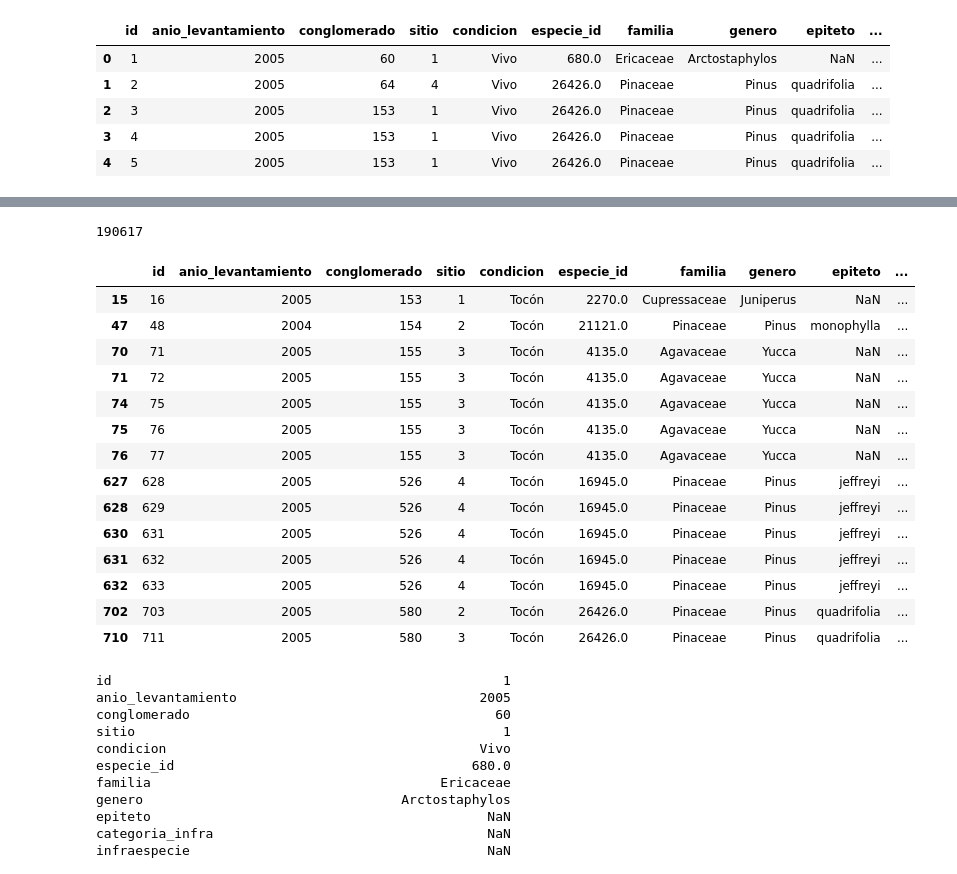
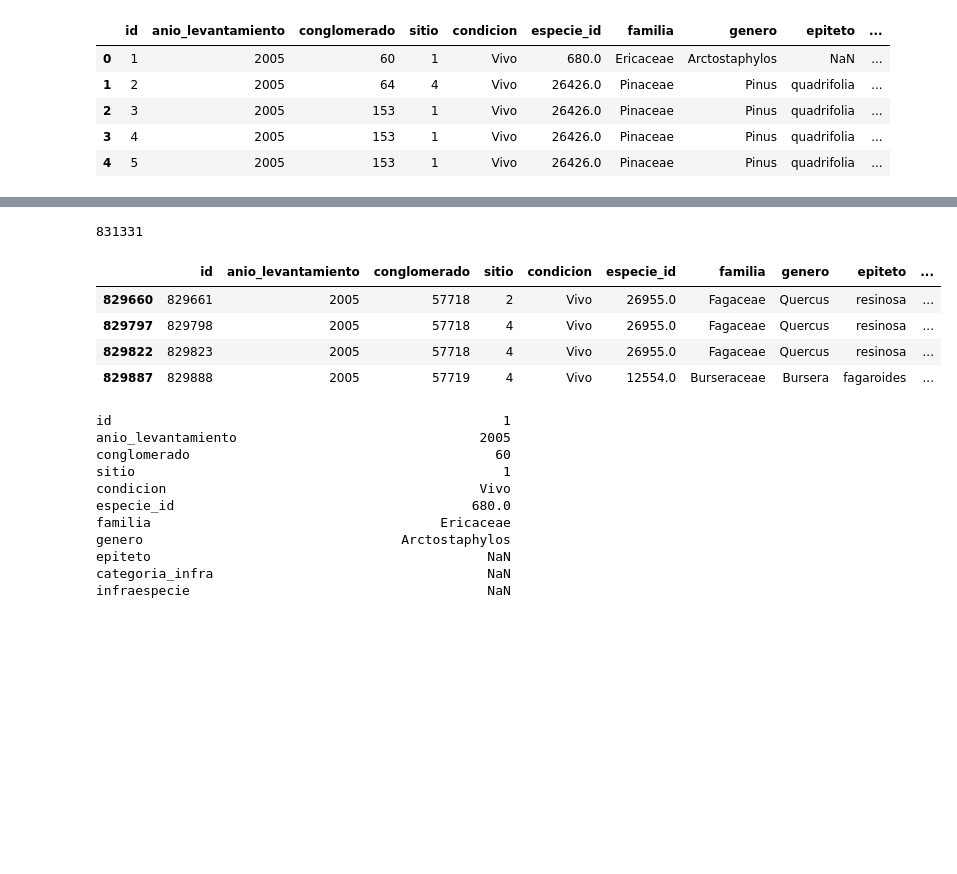
Before and after one commit to gomosak08/SEByC, a Jupyter notebook: labs/split_cycle.ipynb, the cells around one changed output, grey strips where cells are left out. Cells and saved outputs as stored; diff of their text form; code cells hidden in the pictures; blank space fills up the shorter version.

```diff
--- a/labs/split_cycle.ipynb
+++ b/labs/split_cycle.ipynb
@@ -15,4 +15,6 @@ df.head()
 | 2 | 3 | 2005 | 153 | 1 | Vivo | 26426.0 | Pinaceae | Pinus | quadrifolia | ... |
 | 3 | 4 | 2005 | 153 | 1 | Vivo | 26426.0 | Pinaceae | Pinus | quadrifolia | ... |
 | 4 | 5 | 2005 | 153 | 1 | Vivo | 26426.0 | Pinaceae | Pinus | quadrifolia | ... |
+# %%
+df.set_index('id', inplace=True)
 # %%
@@ -20,5 +22,5 @@ df3 = df.loc[209384:400000]
 # %%
-df3 = df[(df.anio_levantamiento >= 2004) & (df.anio_levantamiento <= 2008)]
+df3 = df[(df.anio_levantamiento >= 2015) & (df.anio_levantamiento <= 2020)]
 # %%
 df3.head()
 # %% [output]
@@ -31,27 +33,17 @@ df3.head()
 # %%
 len(df3)
 # %% [output]
-190617
+831331
 # %%
 df3.to_csv("arboles_1000_head.csv",index=False)
 # %%
-df3[df3.condicion == "Tocón"]
+df3
 # %% [output]
 |  | id | anio_levantamiento | conglomerado | sitio | condicion | especie_id | familia | genero | epiteto | ... |
-| 15 | 16 | 2005 | 153 | 1 | Tocón | 2270.0 | Cupressaceae | Juniperus | NaN | ... |
-| 47 | 48 | 2004 | 154 | 2 | Tocón | 21121.0 | Pinaceae | Pinus | monophylla | ... |
-| 70 | 71 | 2005 | 155 | 3 | Tocón | 4135.0 | Agavaceae | Yucca | NaN | ... |
-| 71 | 72 | 2005 | 155 | 3 | Tocón | 4135.0 | Agavaceae | Yucca | NaN | ... |
-| 74 | 75 | 2005 | 155 | 3 | Tocón | 4135.0 | Agavaceae | Yucca | NaN | ... |
-| 75 | 76 | 2005 | 155 | 3 | Tocón | 4135.0 | Agavaceae | Yucca | NaN | ... |
-| 76 | 77 | 2005 | 155 | 3 | Tocón | 4135.0 | Agavaceae | Yucca | NaN | ... |
-| 627 | 628 | 2005 | 526 | 4 | Tocón | 16945.0 | Pinaceae | Pinus | jeffreyi | ... |
-| 628 | 629 | 2005 | 526 | 4 | Tocón | 16945.0 | Pinaceae | Pinus | jeffreyi | ... |
-| 630 | 631 | 2005 | 526 | 4 | Tocón | 16945.0 | Pinaceae | Pinus | jeffreyi | ... |
-| 631 | 632 | 2005 | 526 | 4 | Tocón | 16945.0 | Pinaceae | Pinus | jeffreyi | ... |
-| 632 | 633 | 2005 | 526 | 4 | Tocón | 16945.0 | Pinaceae | Pinus | jeffreyi | ... |
-| 702 | 703 | 2005 | 580 | 2 | Tocón | 26426.0 | Pinaceae | Pinus | quadrifolia | ... |
-| 710 | 711 | 2005 | 580 | 3 | Tocón | 26426.0 | Pinaceae | Pinus | quadrifolia | ... |
+| 829660 | 829661 | 2005 | 57718 | 2 | Vivo | 26955.0 | Fagaceae | Quercus | resinosa | ... |
+| 829797 | 829798 | 2005 | 57718 | 4 | Vivo | 26955.0 | Fagaceae | Quercus | resinosa | ... |
+| 829822 | 829823 | 2005 | 57718 | 4 | Vivo | 26955.0 | Fagaceae | Quercus | resinosa | ... |
+| 829887 | 829888 | 2005 | 57719 | 4 | Vivo | 12554.0 | Burseraceae | Bursera | fagaroides | ... |
 # %%
 a = df3.loc[0]
 a
```
Also changed, not shown: parts of 2 cells of this notebook, 5 other files.
